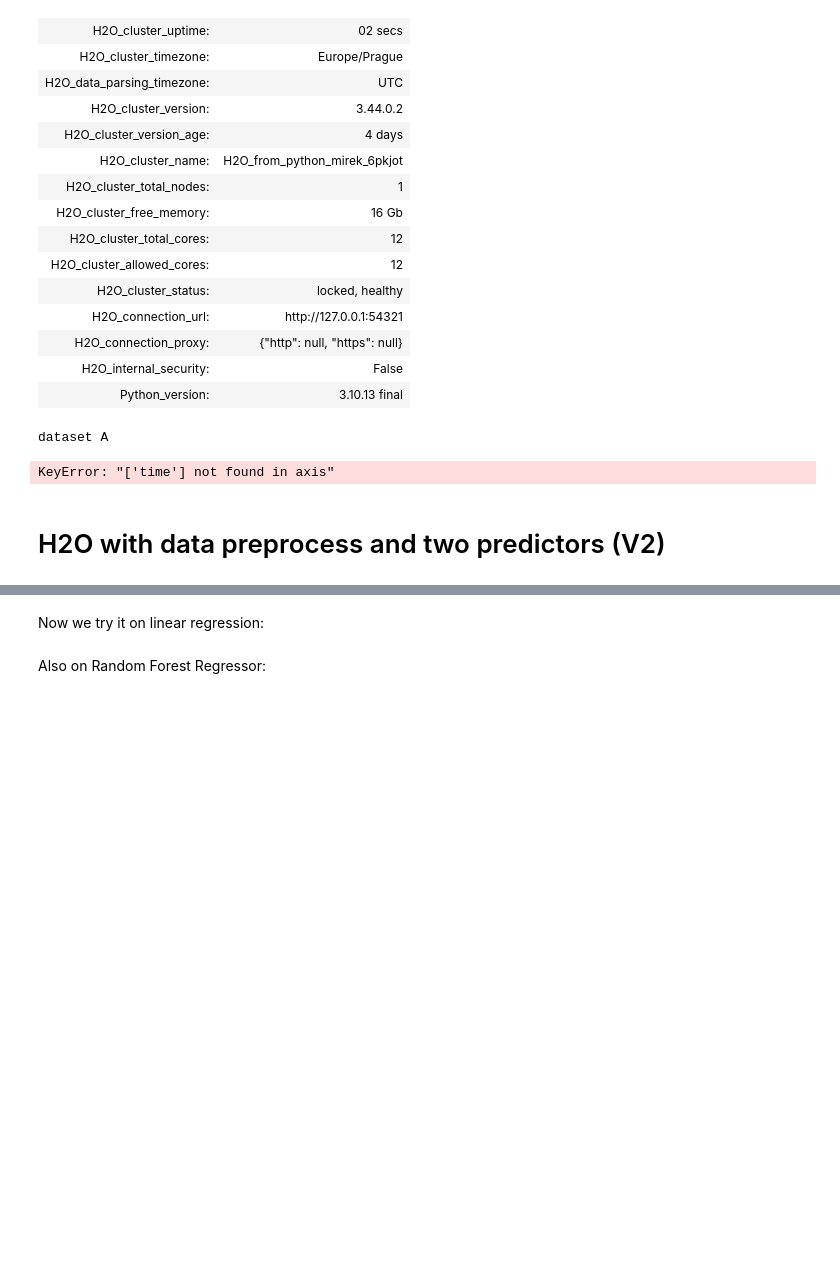
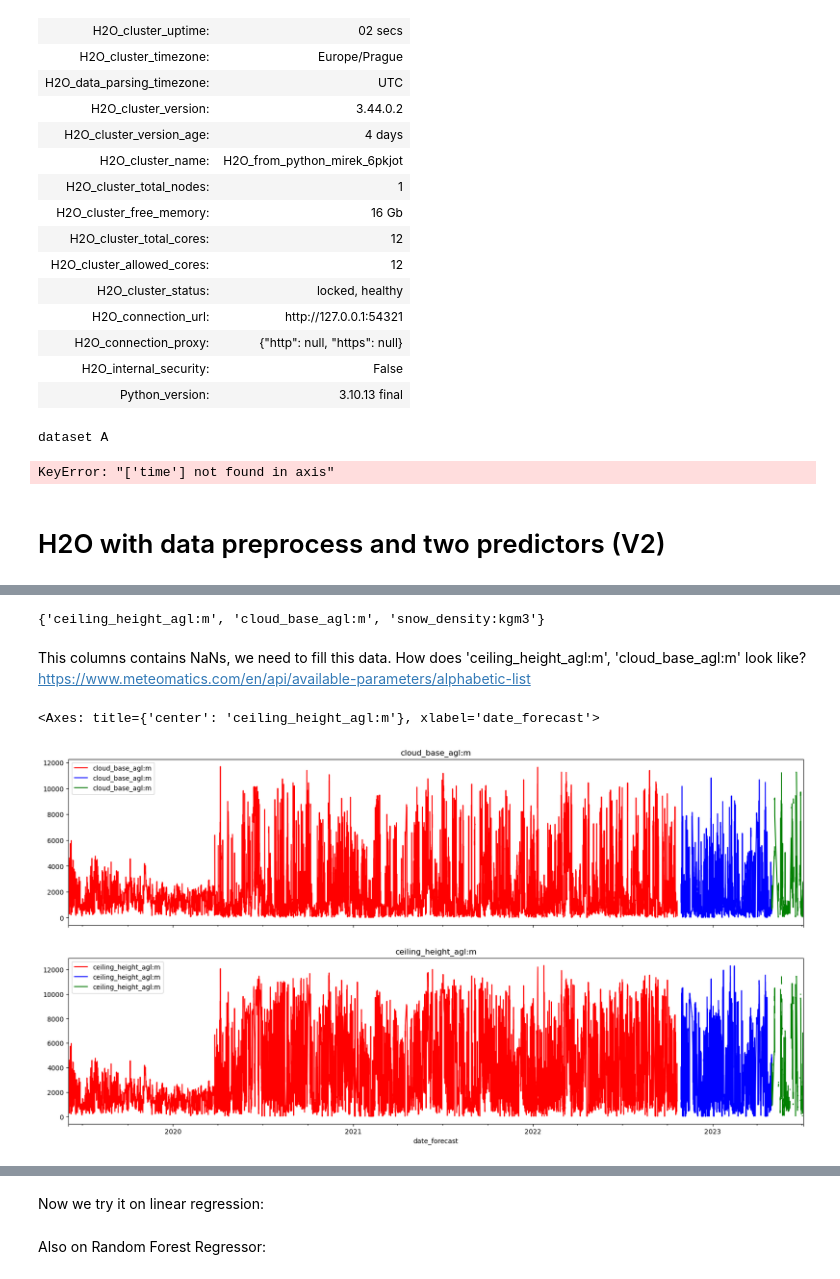
Before and after one commit to kponci/Solar-Energy-Production-Forecasting, a Jupyter notebook: solutions/FinalVersion/Long_note.ipynb, the cells around one changed output, grey strips where cells are left out. Drawn from its saved outputs; the diff is of its cells as text; code cells hidden in the pictures; blank space fills up the shorter version.

```diff
--- a/solutions/FinalVersion/Long_note.ipynb
+++ b/solutions/FinalVersion/Long_note.ipynb
@@ -510,0 +634,4 @@ print(f"Test {X_train_observed.shape}")
+# %%
+# We shouldn't need date calc at all
+X_train_estimated.drop(["date_calc"], axis=1, inplace=True)
+X_train_estimated.shape
@@ -510,0 +659,18 @@ print(f"Test {X_train_observed.shape}")
+# %%
+# y_train = y_train.loc[y_train.index.repeat(4)]
+# print(y_train.shape)
+# for i in range(int(y_train.shape[0] / 4)):
+#     y_train.iloc[4*i+1, 0] += pd.Timedelta("15 min")
+#     y_train.iloc[4*i+2, 0] += pd.Timedelta("30 min")
+#     y_train.iloc[4*i+3, 0] += pd.Timedelta("45 min")
+
+y_train = y_train.loc[y_train.index.repeat(4)].reset_index(drop=True)
+y_train['time'] += y_train.groupby(y_train.index // 4).cumcount() * pd.Timedelta("15 min")
+y_train = y_train[y_train['time'].isin(X_train_observed['date_forecast']) | y_train['time'].isin(X_train_estimated['date_forecast'])].reset_index(drop=True)
+X_train_observed = X_train_observed[X_train_observed['date_forecast'].isin(y_train['time'])].reset_index(drop=True)
+X_train_estimated = X_train_estimated[X_train_estimated['date_forecast'].isin(y_train['time'])].reset_index(drop=True)
+print(y_train.shape[0])
+print(X_train_observed.shape[0] + X_train_estimated.shape[0])
+print(y_train.iloc[0,0], y_train.iloc[-1,0])
+print(X_train_observed.iloc[0,0], X_train_observed.iloc[-1,0])
+print(X_train_estimated.iloc[0,0], X_train_estimated.iloc[-1,0])
@@ -510,0 +683,25 @@ print(f"Test {X_train_observed.shape}")
+# %%
+set(X_train_observed.columns[X_train_observed.isna().any()]) & set(X_train_estimated.columns[X_train_estimated.isna().any()].tolist())
+# %% [output]
+{'ceiling_height_agl:m', 'cloud_base_agl:m', 'snow_density:kgm3'}
+# %% [markdown]
+This columns contains NaNs, we need to fill this data.
+How does 'ceiling_height_agl:m', 'cloud_base_agl:m' look like? https://www.meteomatics.com/en/api/available-parameters/alphabetic-list
+# %%
+X_train_observed = X_train_observed.interpolate(axis=0)
+X_train_estimated = X_train_estimated.interpolate(axis=0)
+# Plotting a single feature
+fig, axs = plt.subplots(2, 1, figsize=(20, 10), sharex=True)
+feature_name = 'cloud_base_agl:m'
+X_train_observed[['date_forecast', feature_name]].set_index('date_forecast').plot(ax=axs[0], title=feature_name, color='red')
+X_train_estimated[['date_forecast', feature_name]].set_index('date_forecast').plot(ax=axs[0], title=feature_name, color='blue')
+X_test[['date_forecast', feature_name]].set_index('date_forecast').plot(ax=axs[0], title=feature_name, color='green')
+
+# Plotting a single feature
+feature_name = 'ceiling_height_agl:m'
+X_train_observed[['date_forecast', feature_name]].set_index('date_forecast').plot(ax=axs[1], title=feature_name, color='red')
+X_train_estimated[['date_forecast', feature_name]].set_index('date_forecast').plot(ax=axs[1], title=feature_name, color='blue')
+X_test[['date_forecast', feature_name]].set_index('date_forecast').plot(ax=axs[1], title=feature_name, color='green')
+# %% [output]
+<Axes: title={'center': 'ceiling_height_agl:m'}, xlabel='date_forecast'>
+[figure, added]
```
Also changed, not shown: parts of 45 cells of this notebook, 4 other files.
